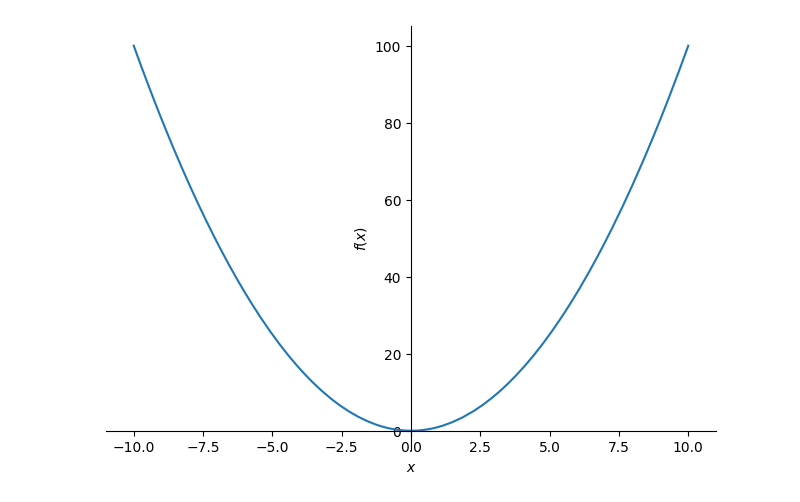
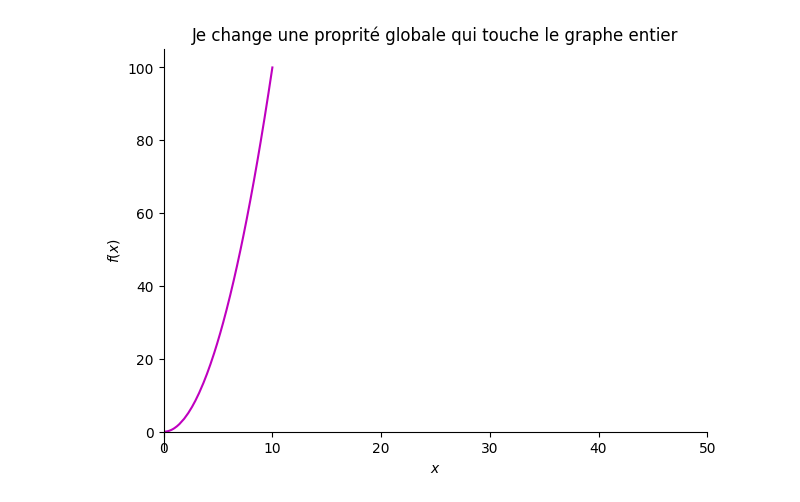
Before and after one commit to padiallo/hello, a Jupyter notebook: PlottingSympy.ipynb, the cells around one changed output. Drawn from its saved outputs; the diff is of its cells as text; code cells hidden in the pictures.

```diff
--- a/PlottingSympy.ipynb
+++ b/PlottingSympy.ipynb
@@ -2,11 +2,15 @@
 <a href="https://colab.research.google.com/github/padiallo/hello/blob/main/PlottingSympy.ipynb" target="_parent"><img src="https://colab.research.google.com/assets/colab-badge.svg" alt="Open In Colab"/></a>
 # %%
 import sympy as symp
-from sympy import Symbol
-#from sympy.abc import x
-x= Symbol('x')
+
+from sympy.abc import x
+
 y =x**2
 
-p= symp.plotting.plot(y)
+p= symp.plotting.plot(y,show=False) #
+p.xlim=[0,50]
+p[0].line_color='m' #proprité particulière donc je choisis un élément
+p.title ='Je change une proprité globale qui touche le graphe entier'
+p.show()
 # %% [output]
-[figure, old version]
+[figure, new version]
```
Also changed, not shown: parts of 1 cell of this notebook.
